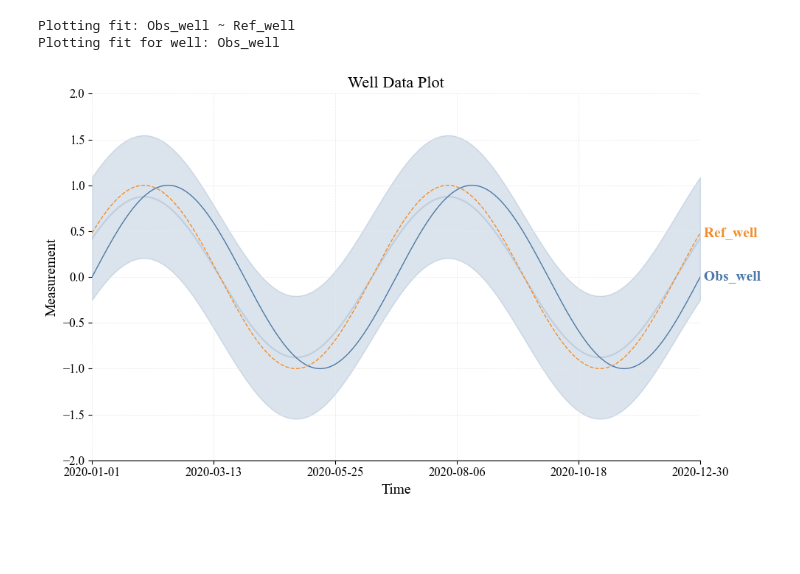
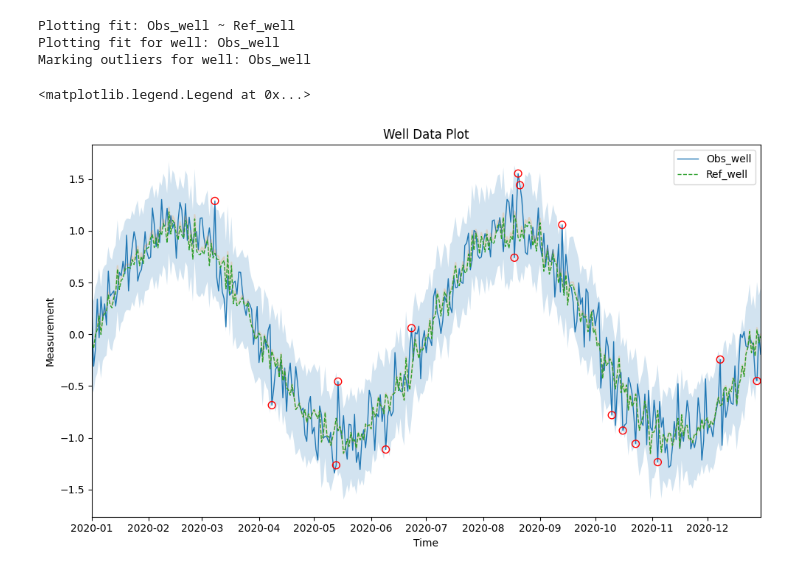
Before and after one commit to andersretznerSGU/gwrefpy, a Jupyter notebook: docs/tutorials/quickstart.ipynb, the cells around one changed output. Saved outputs shown, nothing was run; the diff lists cells and outputs as text; code cells hidden in the pictures; blank space fills up the shorter version.

```diff
--- a/docs/tutorials/quickstart.ipynb
+++ b/docs/tutorials/quickstart.ipynb
@@ -19,5 +9,5 @@ Importing groundwaterlevel for a reference well and a observationswell as csv fi
 # %%
 dates = pd.date_range(start="2020-01-01", periods=365, freq="D")
 
-obs_series = pd.Series(np.sin(np.linspace(0, 4 * np.pi, 365)), index=dates)
-ref_series = pd.Series(np.sin(np.linspace(0, 4 * np.pi, 365) + 0.5), index=dates)
+obs_series = pd.Series(np.sin(np.linspace(0, 4 * np.pi, 365)) + (np.random.normal(0, 0.1, 365) * 2), index=dates)
+ref_series = pd.Series(np.sin(np.linspace(0, 4 * np.pi, 365)) + np.random.normal(0, 0.1, 365), index=dates)
@@ -72,7 +54,9 @@ Finally, we plot the calibrated model using the built-in plotting functionality.
 # %%
-model.plot_fits()
-plt.show()
+fig, ax = model.plot_fits()
+ax.legend()
 # %% [output]
 Plotting fit: Obs_well ~ Ref_well
 Plotting fit for well: Obs_well
+Marking outliers for well: Obs_well
+<matplotlib.legend.Legend at 0x...>
-[figure, old version]
+[figure, new version]
```
Also changed, not shown: parts of 8 cells of this notebook, 1 other file.
